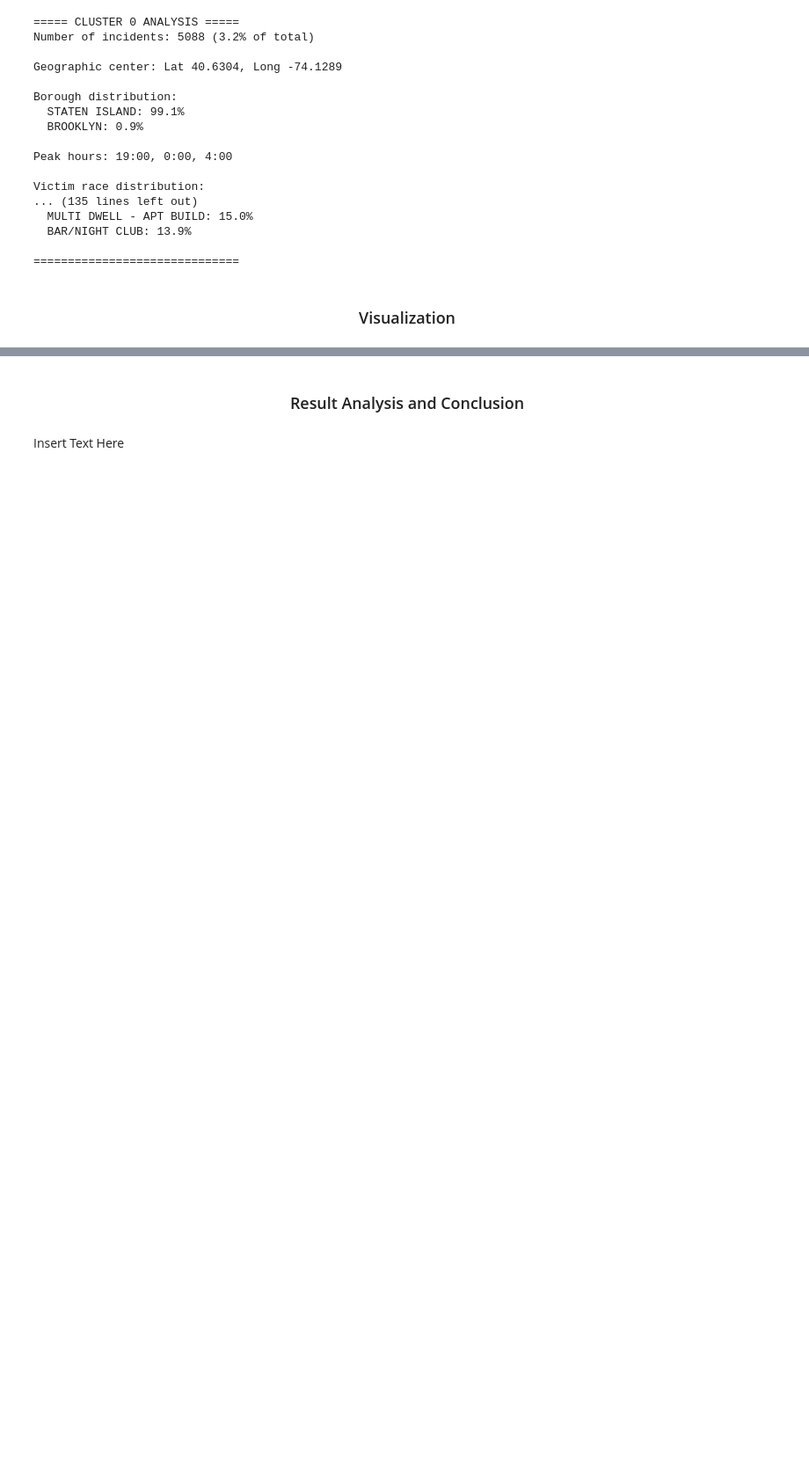
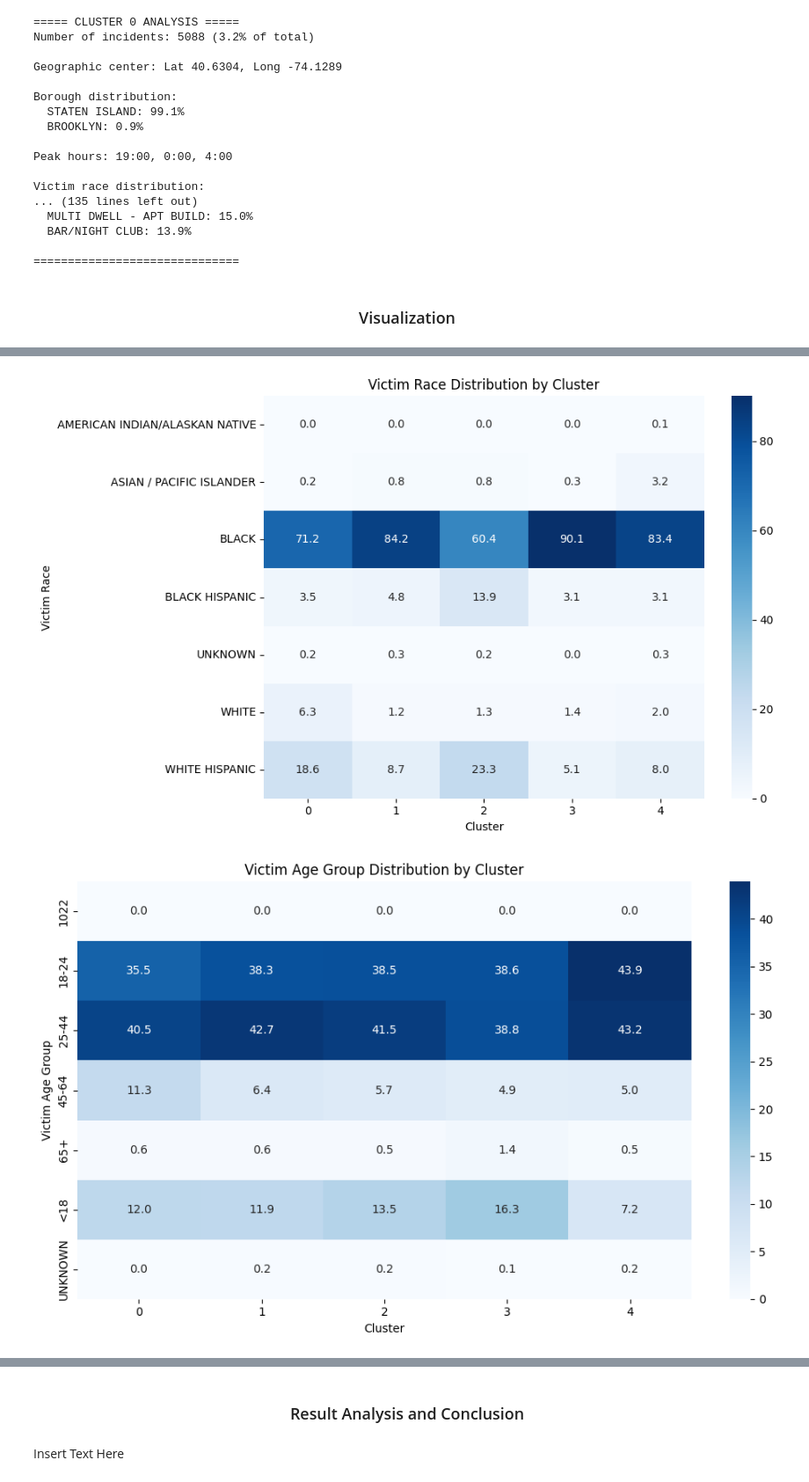
Before and after one commit to mkhan419/cmsc320FinalProject, a Jupyter notebook: CMSC320_FinalProject_FinalDeliverable_Spring2025 (1).ipynb, the cells around one changed output, grey strips where cells are left out. Shown at 88% size. Cells and saved outputs as stored; diff of their text form; code cells hidden in the pictures; blank space fills up the shorter version.

```diff
--- a/CMSC320_FinalProject_FinalDeliverable_Spring2025 (1).ipynb
+++ b/CMSC320_FinalProject_FinalDeliverable_Spring2025 (1).ipynb
@@ -364,0 +380,23 @@ Victim race distribution:
+# %%
+# Heatmap for Victim Race
+race_cluster = pd.crosstab(df_merged['VIC_RACE'], df_merged['Cluster'], normalize='columns') * 100
+plt.figure(figsize=(10, 6))
+sns.heatmap(race_cluster, annot=True, cmap='Blues', fmt='.1f')
+plt.title('Victim Race Distribution by Cluster')
+plt.xlabel('Cluster')
+plt.ylabel('Victim Race')
+plt.tight_layout()
+plt.show()
+
+# Heatmap for Victim Age
+age_cluster = pd.crosstab(df_merged['VIC_AGE_GROUP'], df_merged['Cluster'], normalize='columns') * 100
+plt.figure(figsize=(10, 6))
+sns.heatmap(age_cluster, annot=True, cmap='Blues', fmt='.1f')
+plt.title('Victim Age Group Distribution by Cluster')
+plt.xlabel('Cluster')
+plt.ylabel('Victim Age Group')
+plt.tight_layout()
+plt.show()
+# %% [output]
+[figure, added]
+[figure, added]
```
Also changed, not shown: parts of 6 cells of this notebook, 2 other files.
